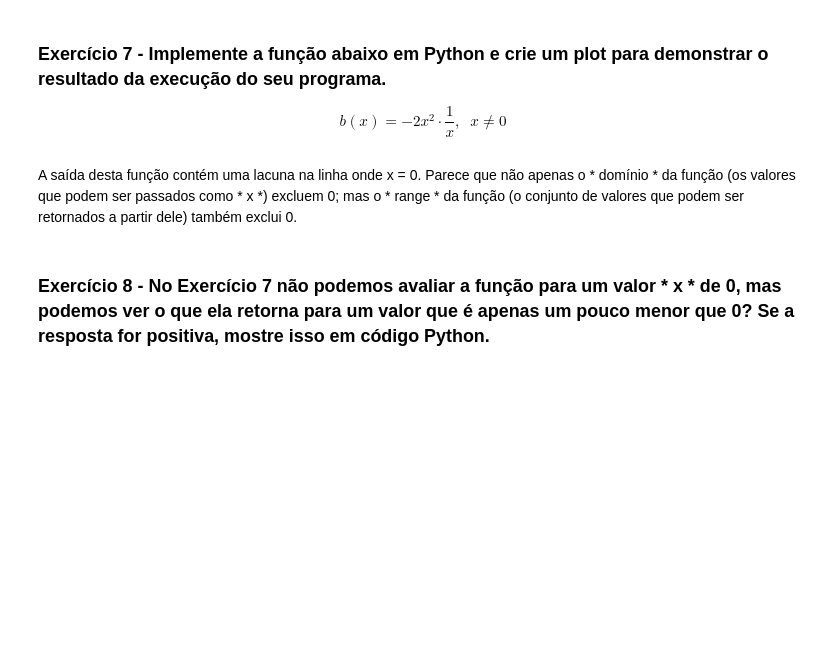
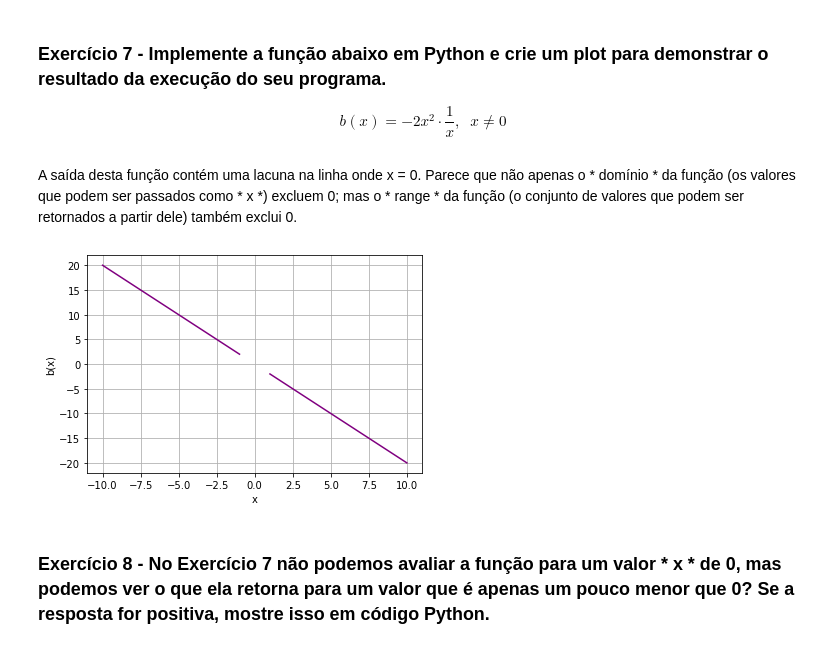
Before and after one commit to Angelicogfa/python-matematica-machine-learning, a Jupyter notebook: modulos/modulo-09/Exercicios08.ipynb, the cells around one changed output. Saved outputs shown, nothing was run; the diff lists cells and outputs as text; code cells hidden in the pictures; blank space fills up the shorter version.

```diff
--- a/modulos/modulo-09/Exercicios08.ipynb
+++ b/modulos/modulo-09/Exercicios08.ipynb
@@ -465,2 +463,20 @@ A saída desta função contém uma lacuna na linha onde x = 0. Parece que não
+# %%
+# Solução
+
+def b(x):
+
+    if x != 0:
+        return (-2 * x ** 2) * (1 / x)
+
+x = range(-10,11)
+y = [b(i) for i in x]
+
+plt.xlabel('x')
+plt.ylabel('b(x)')
+plt.plot(x, y, color='purple')
+plt.grid()
+plt.show()
+# %% [output]
+[figure, added]
 # %% [markdown]
 ### Exercício 8 - No Exercício 7 não podemos avaliar a função para um valor * x * de 0, mas podemos ver o que ela retorna para um valor que é apenas um pouco menor que 0? Se a resposta for positiva, mostre isso em código Python.
```
Also changed, not shown: parts of 11 cells of this notebook.
